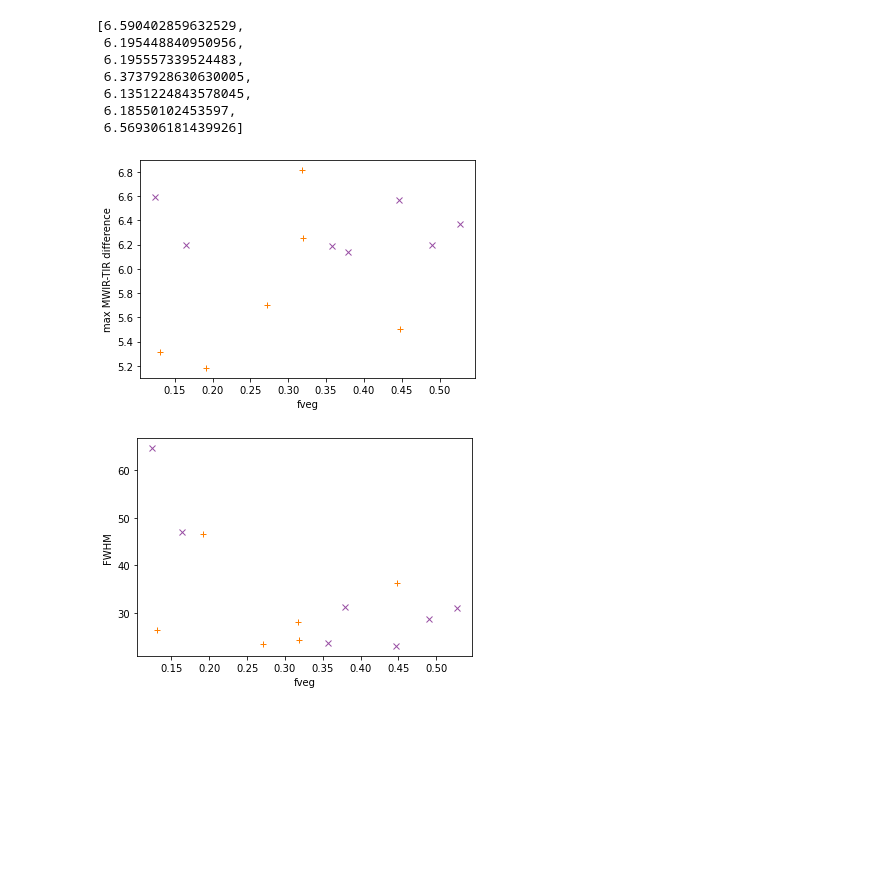
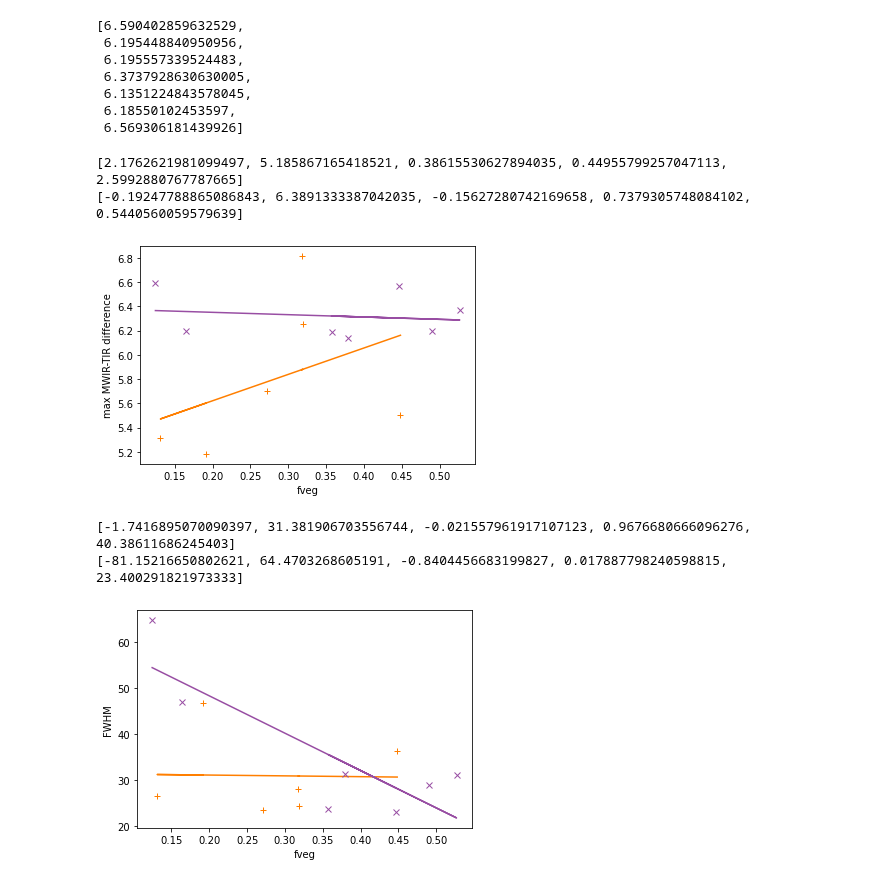
Before and after one commit to spestana/snowex2020, a Jupyter notebook: midwaveIR/mwir-mar2020.ipynb, the cells around one changed output. Cells and saved outputs as stored; diff of their text form; code cells hidden in the pictures; blank space fills up the shorter version.

```diff
--- a/midwaveIR/mwir-mar2020.ipynb
+++ b/midwaveIR/mwir-mar2020.ipynb
@@ -537,7 +541,7 @@ def phase_angle_plot(ax, df_phase_angles,
 
     fit_max.append(this_fit_max)
     fwhm.append(this_fwhm)
-    ax.plot(x_fit,y_fit,'-', color='k', alpha=0.6, lw=1, zorder=9999)
+    #ax.plot(x_fit,y_fit,'-', color='k', alpha=0.6, lw=1, zorder=9999)
     ax.plot(xdata_day, ydata_day, '.', color=color)
     ax.plot(xdata_night1, ydata_night1, 'x', color=color, alpha=0.5, markersize=5)
     ax.plot(xdata_night2, ydata_night2, 'x', color=color, alpha=0.5, markersize=5)
@@ -566,9 +570,9 @@ fig, axs = plt.subplots(nrows=6, ncols= 1, figsize=(5,15), tight_layout=True)
 
 
 print('NW')
-axNW, g16_fit_max, g16_fwhm = phase_angle_plot(axNW, df16, pixelNW_g16_rad, g16_fit_max, g16_fwhm,
-                     startdate, enddate, sunrise1, sunset1, sunrise1, sunset2,
-                     '#ff7f00', max_phase_angle)
+#axNW, g16_fit_max, g16_fwhm = phase_angle_plot(axNW, df16, pixelNW_g16_rad, g16_fit_max, g16_fwhm,
+#                     startdate, enddate, sunrise1, sunset1, sunrise1, sunset2,
+#                     '#ff7f00', max_phase_angle)
 axNW, g17_fit_max, g17_fwhm = phase_angle_plot(axNW, df17, pixelNW_g17_rad, g17_fit_max, g17_fwhm,
                      startdate, enddate, sunrise1, sunset1, sunrise1, sunset2,
                      '#984ea3', max_phase_angle)
@@ -619,5 +623,7 @@ for ax in [axNW, axA, axB, axC, axD, axE]:
     ax.set_ylim(0,7)
     ax.set_ylabel('MWIR-TIR $T_B$ (K)')
     ax.set_xlabel('phase angle, θ ($\degree$)')
+
+plt.savefig('mwir_phaseangles_mar2020_v2.svg')
 # %% [output]
 NW
@@ -764,15 +772,40 @@ g17_fit_max
  6.569306181439926]
 # %%
 plt.plot(tcc20_mean_g16, g16_fit_max,'+', c='#ff7f00')
+
+slope, intercept, r, p, se = stats.linregress(tcc20_mean_g16, g16_fit_max, alternative='two-sided')
+print([slope, intercept, r, p, se])
+plt.plot(tcc20_mean_g16, np.array(tcc20_mean_g16)*slope + intercept, c='#ff7f00')
+
+
 plt.plot(tcc20_mean_g17, g17_fit_max,'x', c='#984ea3')
+
+slope, intercept, r, p, se = stats.linregress(tcc20_mean_g17, g17_fit_max, alternative='two-sided')
+print([slope, intercept, r, p, se])
+plt.plot(tcc20_mean_g17, np.array(tcc20_mean_g17)*slope + intercept, c='#984ea3')
+
 plt.xlabel('fveg')
 plt.ylabel('max MWIR-TIR difference');
 # %% [output]
+[2.1762621981099497, 5.185867165418521, 0.38615530627894035, 0.44955799257047113, 2.5992880767787665]
+[-0.19247788865086843, 6.3891333387042035, -0.15627280742169658, 0.7379305748084102, 0.5440560059579639]
-[figure, old version]
+[figure, new version]
 # %%
 plt.plot(tcc20_mean_g16, g16_fwhm,'+', c='#ff7f00')
+
+slope, intercept, r, p, se = stats.linregress(tcc20_mean_g16, g16_fwhm, alternative='two-sided')
+print([slope, intercept, r, p, se])
+plt.plot(tcc20_mean_g16, np.array(tcc20_mean_g16)*slope + intercept, c='#ff7f00')
+
 plt.plot(tcc20_mean_g17, g17_fwhm,'x', c='#984ea3')
+
+slope, intercept, r, p, se = stats.linregress(tcc20_mean_g17, g17_fwhm, alternative='two-sided')
+print([slope, intercept, r, p, se])
+plt.plot(tcc20_mean_g17, np.array(tcc20_mean_g17)*slope + intercept, c='#984ea3')
+
 plt.xlabel('fveg')
 plt.ylabel('FWHM');
 # %% [output]
+[-1.7416895070090397, 31.381906703556744, -0.021557961917107123, 0.9676680666096276, 40.38611686245403]
+[-81.15216650802621, 64.4703268605191, -0.8404456683199827, 0.017887798240598815, 23.400291821973333]
-[figure, old version]
+[figure, new version]
```
Also changed, not shown: parts of 5 cells of this notebook.
